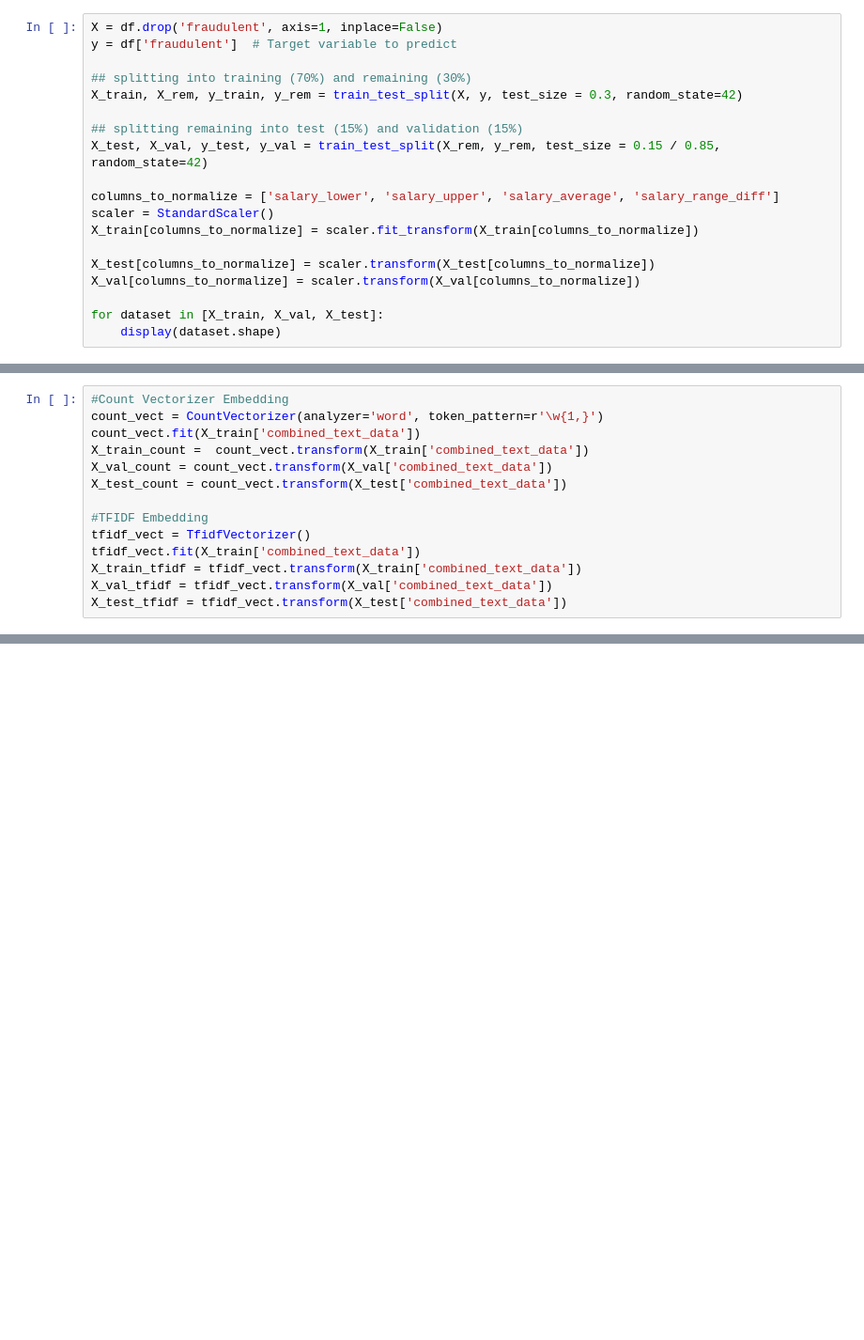
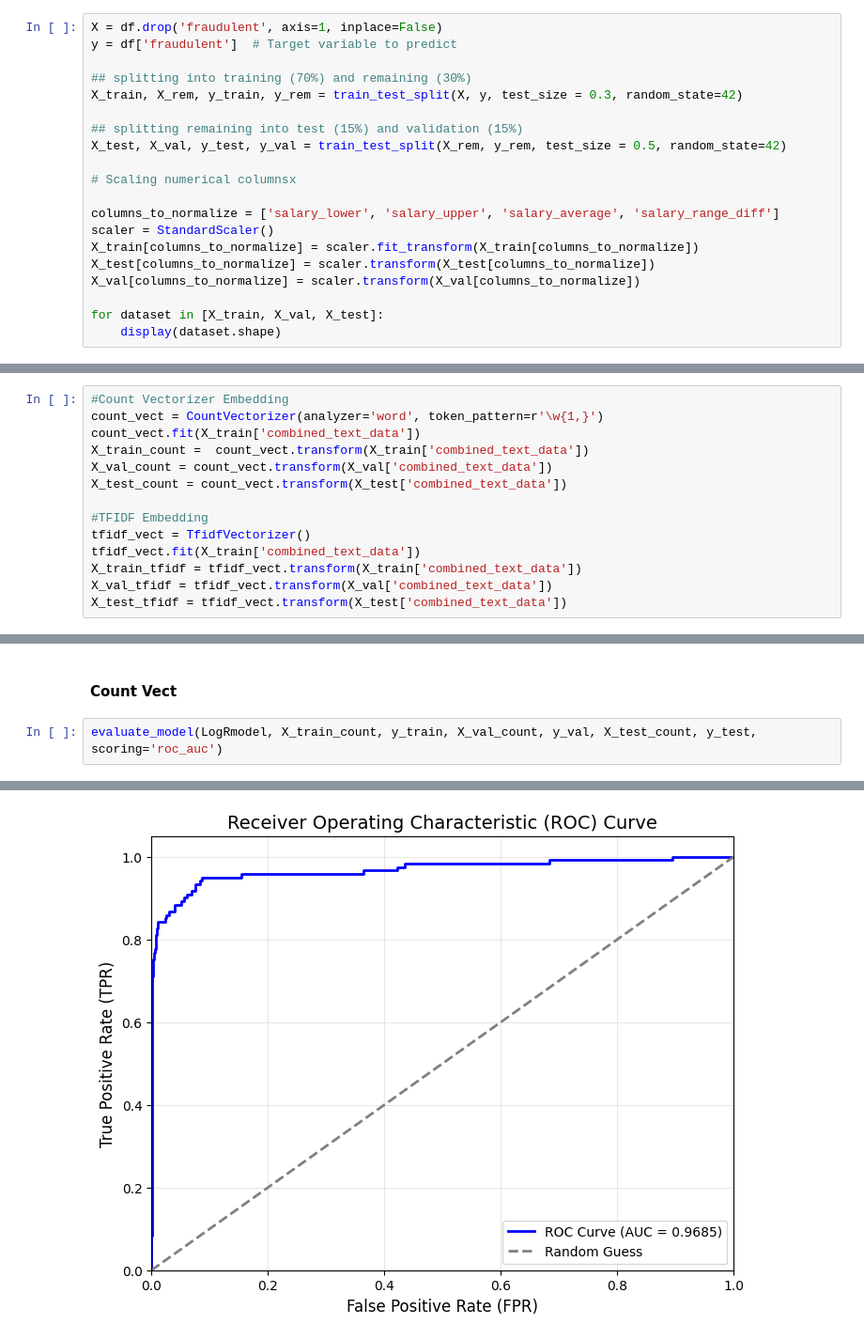
Before and after one commit to undeser/fake-jobs-detection, a Jupyter notebook: notebook.ipynb, the cells around one changed output, grey strips where cells are left out. Shown: that part at 94% size. Saved outputs shown, nothing was run; the diff lists cells and outputs as text; blank space fills up the shorter version.

```diff
--- a/notebook.ipynb
+++ b/notebook.ipynb
@@ -138,12 +202,13 @@ y = df['fraudulent']  # Target variable to predict
 X_train, X_rem, y_train, y_rem = train_test_split(X, y, test_size = 0.3, random_state=42)
 
 ## splitting remaining into test (15%) and validation (15%)
-X_test, X_val, y_test, y_val = train_test_split(X_rem, y_rem, test_size = 0.15 / 0.85, random_state=42)
+X_test, X_val, y_test, y_val = train_test_split(X_rem, y_rem, test_size = 0.5, random_state=42)
+
+# Scaling numerical columnsx
 
 columns_to_normalize = ['salary_lower', 'salary_upper', 'salary_average', 'salary_range_diff']
 scaler = StandardScaler()
 X_train[columns_to_normalize] = scaler.fit_transform(X_train[columns_to_normalize])
-
 X_test[columns_to_normalize] = scaler.transform(X_test[columns_to_normalize])
 X_val[columns_to_normalize] = scaler.transform(X_val[columns_to_normalize])
 
@@ -464,0 +441,5 @@ weighted avg       0.99      0.99      0.99      4356
+# %% [markdown]
+#### Count Vect
+# %%
+evaluate_model(LogRmodel, X_train_count, y_train, X_val_count, y_val, X_test_count, y_test, scoring='roc_auc')
+# %% [output]
@@ -464,0 +460 @@ weighted avg       0.99      0.99      0.99      4356
+[figure, added]
```
Also changed, not shown: parts of 95 cells of this notebook.
